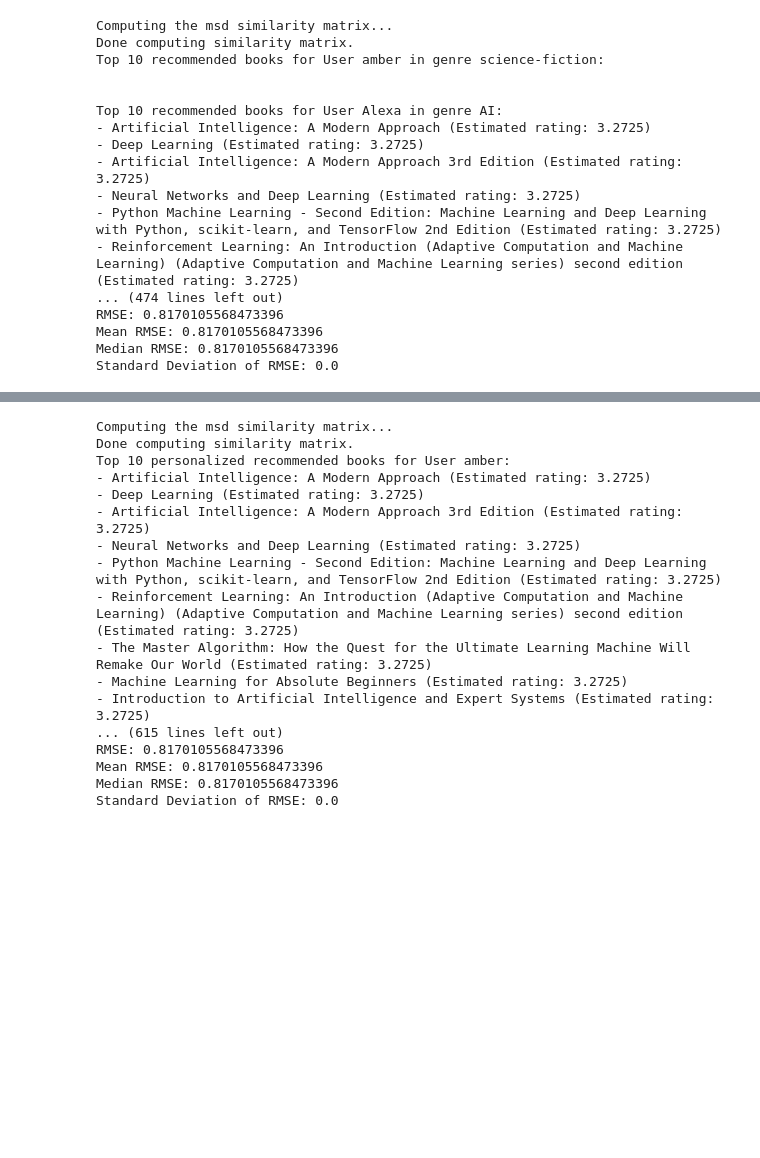
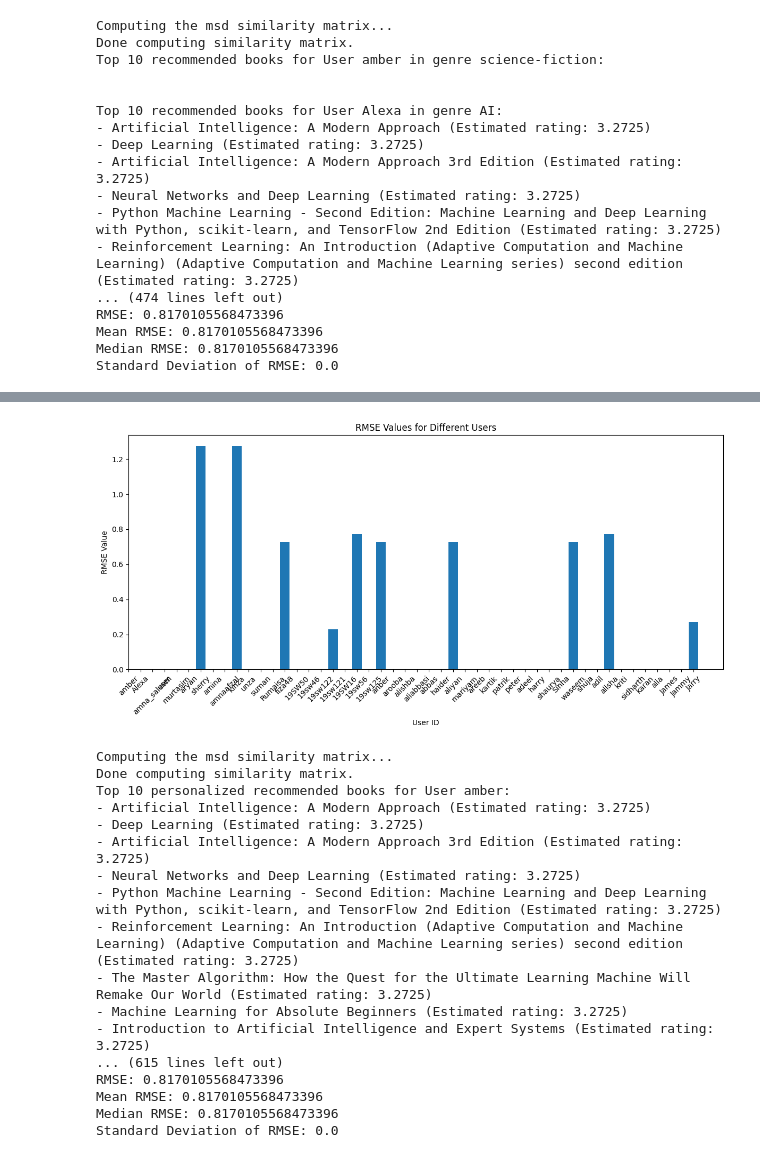
Before and after one commit to Mughal72/Book_Website, a Jupyter notebook: analysis.ipynb, the cells around one changed output, grey strips where cells are left out. Drawn from its saved outputs; the diff is of its cells as text; code cells hidden in the pictures; blank space fills up the shorter version.

```diff
--- a/analysis.ipynb
+++ b/analysis.ipynb
@@ -109,3 +109,82 @@ RMSE: 0.8170105568473396
 Mean RMSE: 0.8170105568473396
 Median RMSE: 0.8170105568473396
 Standard Deviation of RMSE: 0.0
+# %%
+import pandas as pd
+import numpy as np
+import matplotlib.pyplot as plt
+from surprise import Dataset, Reader, KNNBasic
+from surprise.model_selection import train_test_split
+from surprise import accuracy
+
+# Load the book dataset
+book_df = pd.read_csv("books.csv", encoding='latin-1')
+
+# Load the users dataset
+user_df = pd.read_csv("users.csv", encoding='latin-1')
+
+# Prepare the data for Surprise library
+reader = Reader(rating_scale=(1, 5))
+data = Dataset.load_from_df(user_df[['User-ID', 'Genres', 'Ratings']], reader)
+
+# Split the data into train and test sets (not used in this case)
+trainset, testset = train_test_split(data, test_size=0.2, random_state=42)
+
+# Create the KNN model
+model = KNNBasic(k=5, min_k=1)
+model.fit(trainset)
+
+# Predict ratings for the testset
+predictions = model.test(testset)
+
+# Compute RMSE
+rmse = accuracy.rmse(predictions)
+
+print(f'RMSE: {rmse}')
+
+# Calculate RMSE statistics
+predicted_ratings = [pred.est for pred in predictions]
+actual_ratings = [pred.r_ui for pred in predictions]
+
+rmse_values = np.sqrt(np.mean([(predicted - actual) ** 2 for predicted, actual in zip(predicted_ratings, actual_ratings)]))
+mean_rmse = np.mean(rmse_values)
+median_rmse = np.median(rmse_values)
+std_dev_rmse = np.std(rmse_values)
+
+print(f'Mean RMSE: {mean_rmse}')
+print(f'Median RMSE: {median_rmse}')
+print(f'Standard Deviation of RMSE: {std_dev_rmse}')
+
+# Create a bar chart to visualize RMSE
+user_ids = user_df['User-ID'].unique()
+rmse_values = []  # Store RMSE values for each user here
+
+for user_id in user_ids:
+    user_genres = user_df.loc[user_df['User-ID'] == user_id, 'Genres'].values[0]
+    genre_books = book_df[book_df['Genres'] == user_genres]
+    user_unrated_books = genre_books[~genre_books['ISBN'].isin(user_df.loc[user_df['User-ID'] == user_id, 'ISBN'])]
+
+    recommendations = []
+    for _, row in user_unrated_books.iterrows():
+        prediction = model.predict(uid=user_id, iid=row['ISBN'])
+        recommendations.append((row['ISBN'], row['Book-Title'], prediction.est))
+
+    recommendations.sort(key=lambda x: x[2], reverse=True)
+    top_recommendations = recommendations[:10]
+
+    actual_ratings = [pred.r_ui for pred in predictions if pred.uid == str(user_id)]
+    predicted_ratings = [pred.est for pred in predictions if pred.uid == str(user_id)]
+    rmse = np.sqrt(np.mean([(predicted - actual) ** 2 for predicted, actual in zip(predicted_ratings, actual_ratings)]))
+
+    rmse_values.append(rmse)
+
+# Create a bar chart with rotated labels
+plt.figure(figsize=(12, 6))
+plt.bar(user_ids, rmse_values, tick_label=user_ids)
+plt.xlabel("User ID")
+plt.ylabel("RMSE Value")
+plt.title("RMSE Values for Different Users")
+plt.xticks(rotation=45)  # Rotate x-axis labels for better visibility
+plt.tight_layout()  # Ensure labels do not get cut off
+plt.show()
+# %% [output]
@@ -112,3 +198,4 @@ Standard Deviation of RMSE: 0.0
+[figure, added]
 # %%
 from surprise import accuracy
 import numpy as np
```
Also changed, not shown: parts of 2 cells of this notebook.
